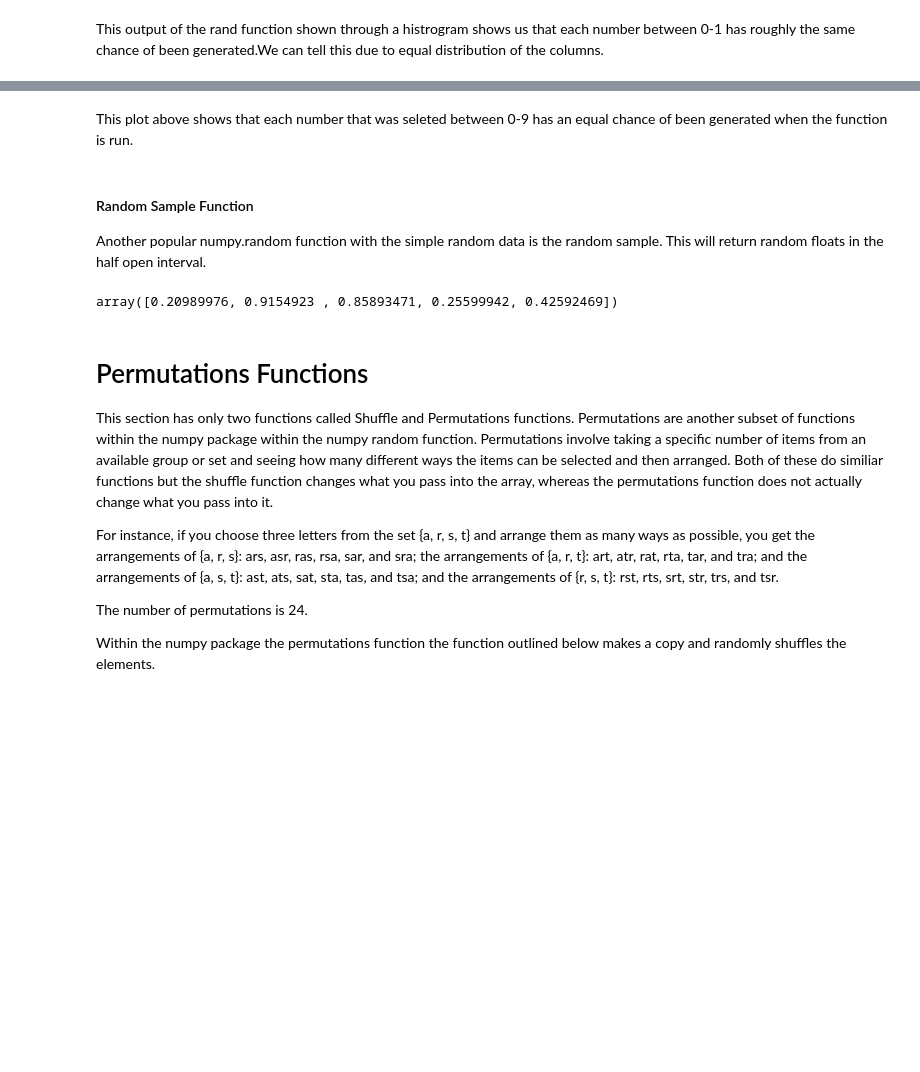
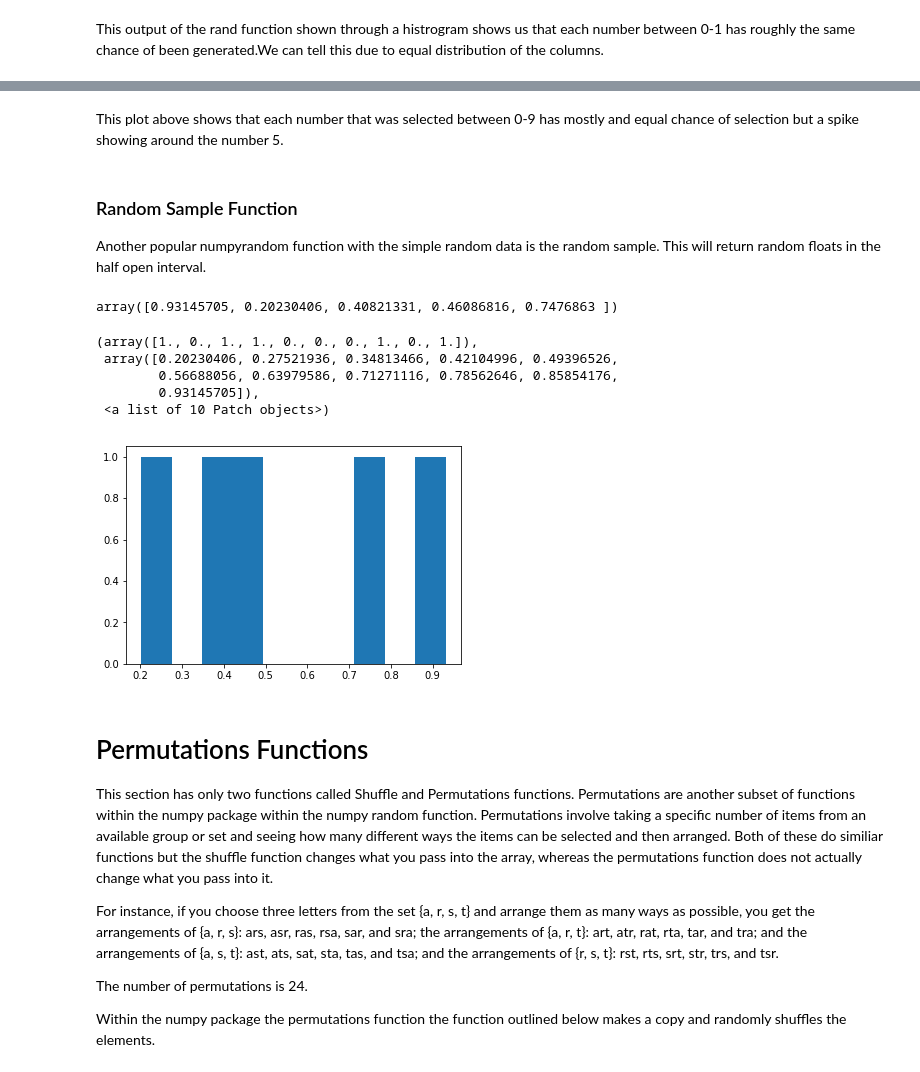
Before and after one commit to lindamonaghan/numpy-random, a Jupyter notebook: numpy-random.ipynb, the cells around one changed output, grey strips where cells are left out. Saved outputs shown, nothing was run; the diff lists cells and outputs as text; code cells hidden in the pictures; blank space fills up the shorter version.

```diff
--- a/numpy-random.ipynb
+++ b/numpy-random.ipynb
@@ -191,5 +190,5 @@ plt.hist(x)
 # %% [markdown]
-This plot above shows that each number that was seleted between 0-9 has an equal chance of been generated when the function is run.
+This plot above shows that each number that was selected between 0-9 has mostly and equal chance of selection but a spike showing around the number 5.
 # %% [markdown]
-#### Random Sample Function
-Another popular numpy.random function with the simple random data is the random sample. This will return random floats in the half open interval.
+###  Random Sample Function
+Another popular numpyrandom function with the simple random data is the random sample. This will return random floats in the half open interval.
@@ -198,7 +195,17 @@ import numpy as np
 # %%
-np.random.random_sample((5,)) # askng for 5 random samples
+c = np.random.random_sample((5,)) # askng for 5 random samples
+c
 # %% [output]
-array([0.20989976, 0.9154923 , 0.85893471, 0.25599942, 0.42592469])
+array([0.93145705, 0.20230406, 0.40821331, 0.46086816, 0.7476863 ])
+# %%
+plt.hist(c)
+# %% [output]
+(array([1., 0., 1., 1., 0., 0., 0., 1., 0., 1.]),
+ array([0.20230406, 0.27521936, 0.34813466, 0.42104996, 0.49396526,
+        0.56688056, 0.63979586, 0.71271116, 0.78562646, 0.85854176,
+        0.93145705]),
+ <a list of 10 Patch objects>)
+[figure, added]
 # %% [markdown]
 # Permutations Functions
 
```
Also changed, not shown: parts of 32 cells of this notebook.
